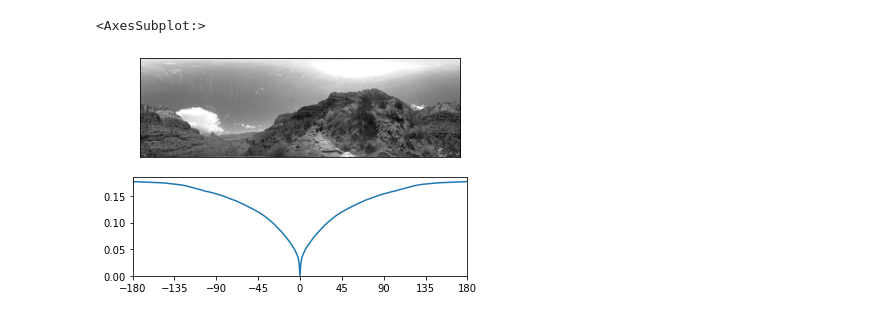
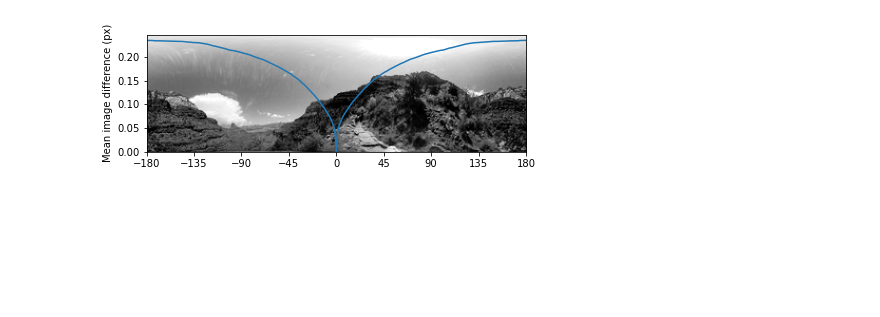
Before and after one commit to BrainsOnBoard/navbench, a Jupyter notebook: examples/ridf.ipynb, the cells around one changed output. Saved outputs shown, nothing was run; the diff lists cells and outputs as text; code cells hidden in the pictures; blank space fills up the shorter version.

Commit message:
plot_ridf(): Add option to have image in background

```diff
--- a/examples/ridf.ipynb
+++ b/examples/ridf.ipynb
@@ -1,20 +1,17 @@
 # %%
 import sys
 sys.path.append('..')
 
 import cv2
 import navbench as nb
 from navbench import improc as ip
 import matplotlib.pyplot as plt
 
-image = nb.read_images('../datasets/panorama_grand_canyon.jpg', ip.to_float)
+preprocess = (ip.histeq, ip.to_float)
+image = nb.read_images('../datasets/panorama_grand_canyon.jpg', preprocess)
 diffs = nb.ridf(image, image)
 
-_, ax = plt.subplots(2)
-ax[0].imshow(image, cmap='gray')
-ax[0].set_xticks([])
-ax[0].set_yticks([])
-nb.plot_ridf(diffs, ax[1])
+ax = nb.plot_ridf(diffs, im=image)
+ax.set_ylabel('Mean image difference (px)');
 # %% [output]
-<AxesSubplot:>
-[figure, old version]
+[figure, new version]
```
Also changed, not shown: 1 other file.
